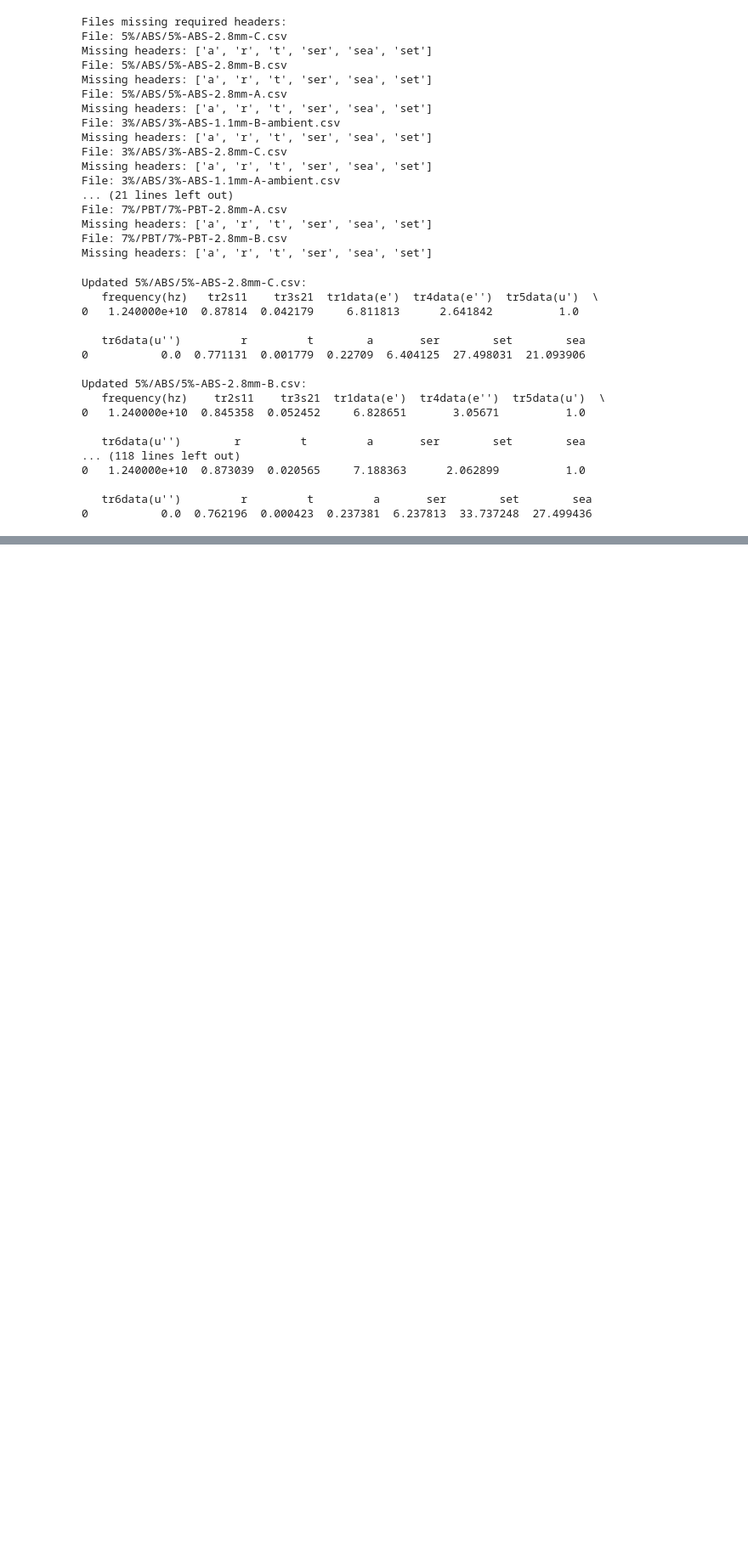
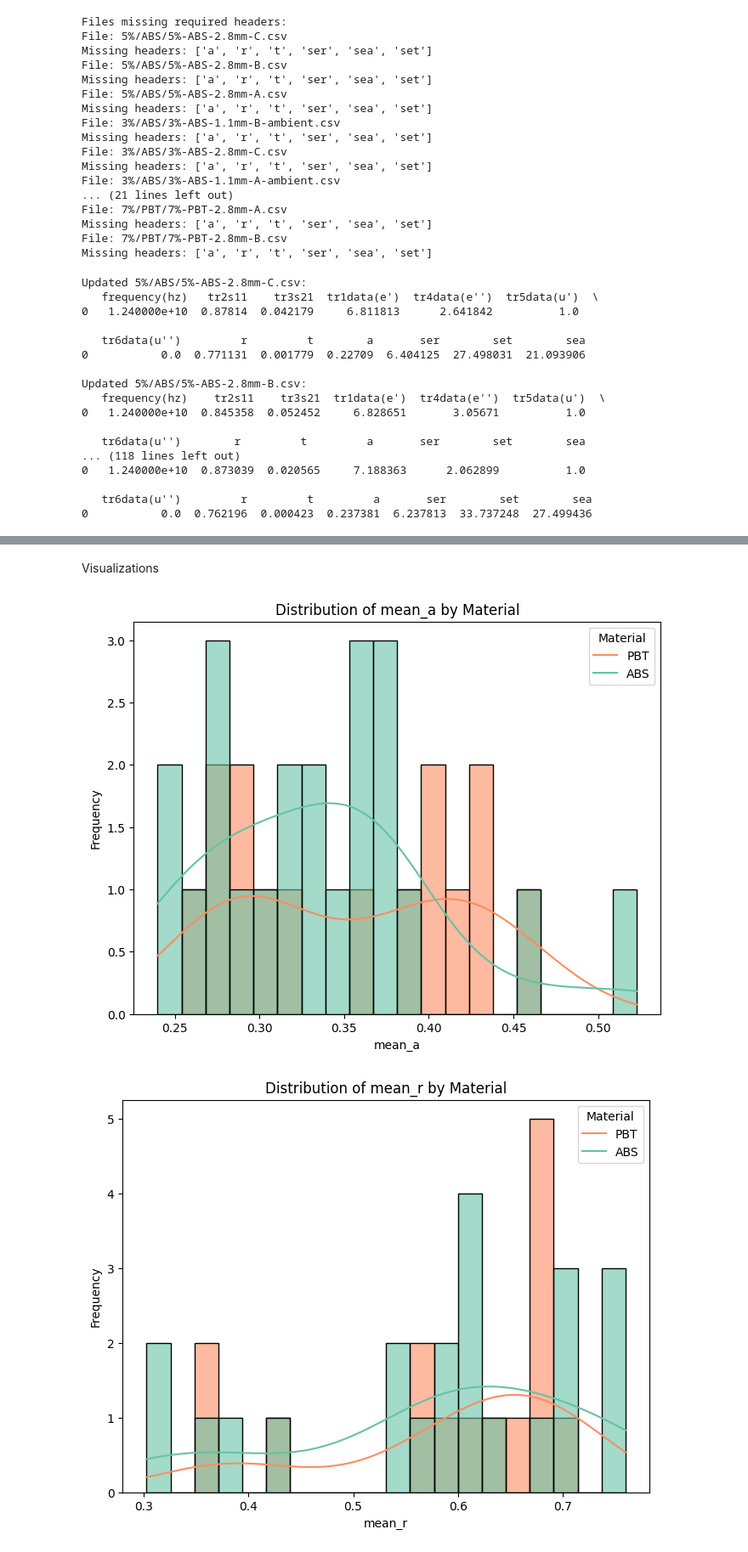
Before and after one commit to humzkhan/Adaptive_learning, a Jupyter notebook: Thesis_improved.ipynb, the cells around one changed output, grey strips where cells are left out. Shown at 85% size. Saved outputs shown, nothing was run; the diff lists cells and outputs as text; code cells hidden in the pictures; blank space fills up the shorter version.

```diff
--- a/Thesis_improved.ipynb
+++ b/Thesis_improved.ipynb
@@ -276,0 +350,32 @@ Updated 5%/ABS/5%-ABS-2.8mm-B.csv:
+# %%
+def remove_footer_data(dataframes):
+    """
+    Remove footer data from DataFrames by splitting off rows starting at the first null value.
+
+    Parameters:
+    - dataframes (dict): Dictionary where keys are file paths and values are DataFrames.
+
+    Returns:
+    - dict: Updated dictionary of DataFrames with footer data removed.
+    """
+    updated_dataframes = {}
+
+    for file_path, df in dataframes.items():
+        # Find the first index where a null value appears
+        null_index = df.isnull().any(axis=1).idxmax() if df.isnull().any().any() else None
+
+        if null_index is not None and null_index > 0:
+            # Keep only the rows before the first null
+            df_cleaned = df.iloc[:null_index]
+            print(f"Footer data removed from {file_path} starting at index {null_index}")
+        else:
+            df_cleaned = df  # No null values, keep the DataFrame as is
+            print(f"No footer data found in {file_path}")
+
+        # Update the dictionary with cleaned DataFrame
+        updated_dataframes[file_path] = df_cleaned
+
+    return updated_dataframes
+
+# Apply the function to remove footer data
+cleaned_dfs = remove_footer_data(standardized_dfs)
@@ -276,0 +672,17 @@ Updated 5%/ABS/5%-ABS-2.8mm-B.csv:
+# %% [markdown]
+Visualizations
+# %%
+import seaborn as sns
+import matplotlib.pyplot as plt
+
+for feature in ['mean_a', 'mean_r', 'mean_t']:
+    plt.figure(figsize=(8, 6))
+    sns.histplot(data=thesis_df, x=feature, hue='material', kde=True, bins=20, palette='Set2', alpha=0.6)
+    plt.title(f'Distribution of {feature} by Material')
+    plt.xlabel(feature)
+    plt.ylabel('Frequency')
+    plt.legend(title='Material', labels=['PBT', 'ABS'])
+    plt.show()
+# %% [output]
+[figure, added]
+[figure, added]
```
Also changed, not shown: parts of 16 cells of this notebook.
